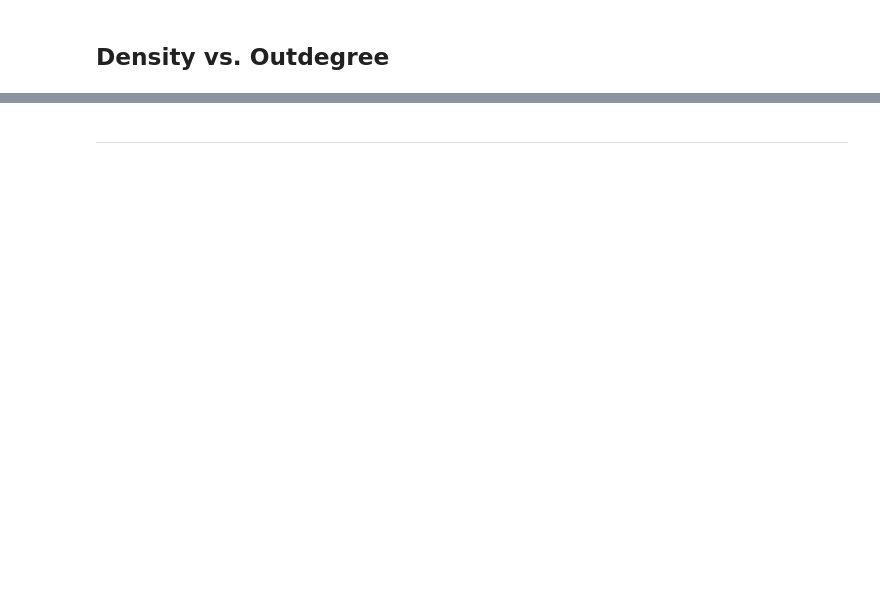
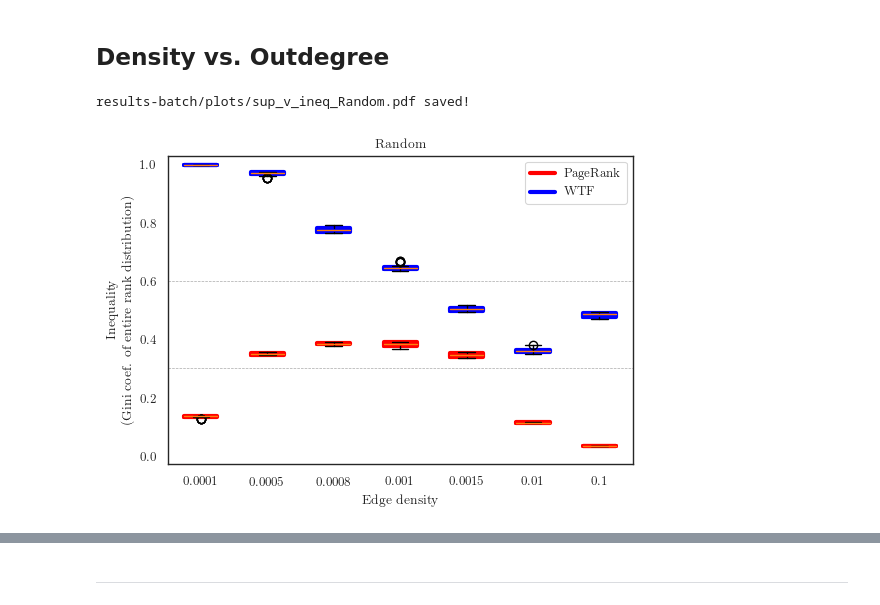
Before and after one commit to gesiscss/Homophilic_Directed_ScaleFree_Networks, a Jupyter notebook: 4. Supplementary material.ipynb, the cells around one changed output, grey strips where cells are left out. Cells and saved outputs as stored; diff of their text form; code cells hidden in the pictures; blank space fills up the shorter version.

```diff
--- a/4. Supplementary material.ipynb
+++ b/4. Supplementary material.ipynb
@@ -176,5 +177,14 @@ df_summary
 # %% [markdown]
 ## Density vs. Outdegree
+# %%
+model = 'Random'
+
+fn = os.path.join(PLOTS, "sup_v_ineq_{}.pdf".format(model))
+tmp, _, _ = paper.only_new_cases(df_rank_synthetic_all, model)
+viz.plot_gini_density_distribution(tmp, title=model, fn=fn)
+# %% [output]
+results-batch/plots/sup_v_ineq_Random.pdf saved!
+[figure, added]
 # %%
 metric = 'pagerank'
 vtype = 'me'
```
Also changed, not shown: parts of 12 cells of this notebook.
